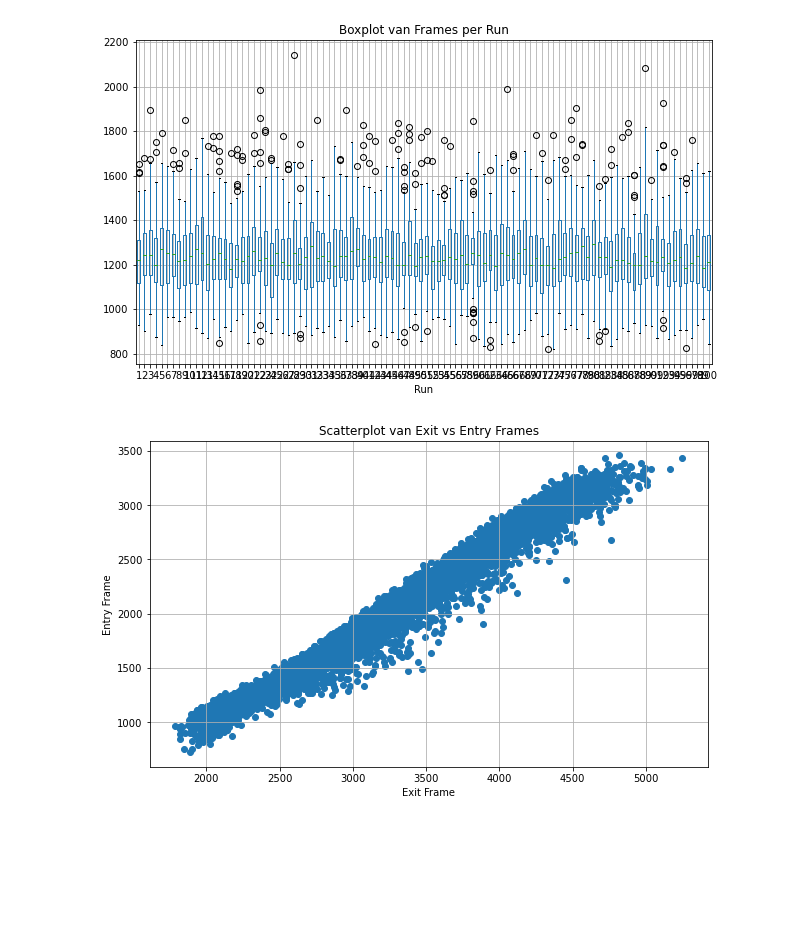
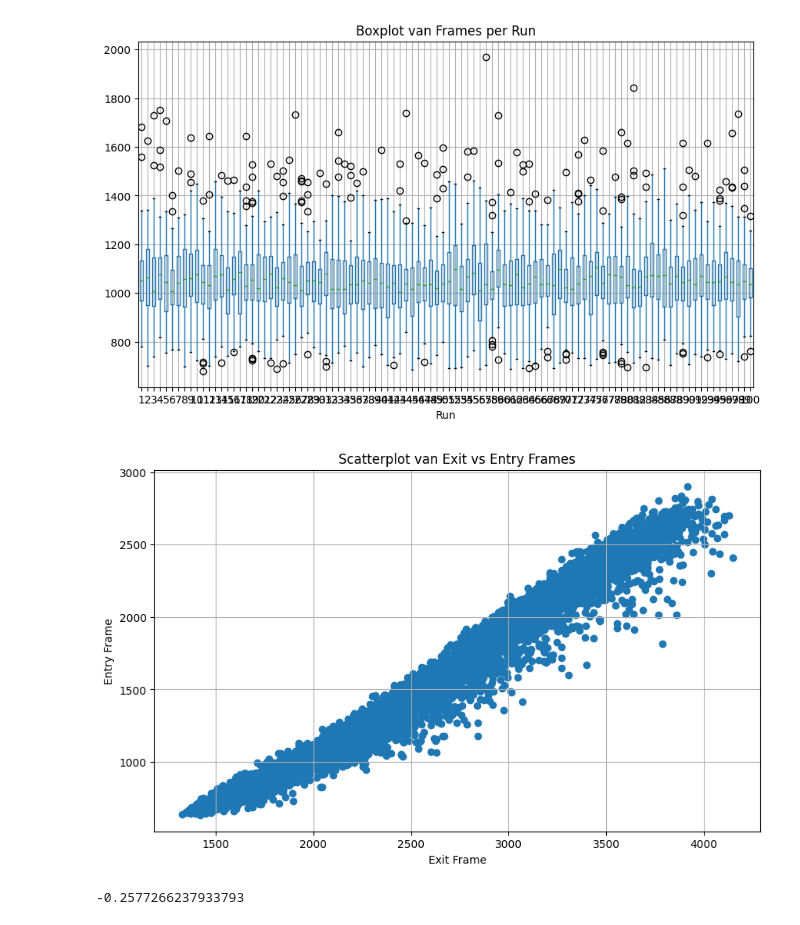
Before and after one commit to Robpennekamp/NaturalComputingProject, a Jupyter notebook: dataverwerking Natural computing_Rob.ipynb, the cells around one changed output. Cells and saved outputs as stored; diff of their text form; code cells hidden in the pictures; blank space fills up the shorter version.

Commit message:
Lambda acts all updated+updated data processing pipeline

```diff
--- a/dataverwerking Natural computing_Rob.ipynb
+++ b/dataverwerking Natural computing_Rob.ipynb
@@ -193,7 +90,7 @@ plt.show()
 
 # Maak een histogram van de gemiddelde frames
 plt.figure(figsize=(10,6))
-plt.hist(df['Frames'], bins=20, edgecolor='black')
+plt.hist(full_df['Frames'], bins=20, edgecolor='black')
 plt.xlabel('Aantal Frames')
 plt.ylabel('Frequentie')
 plt.title('Histogram van het aantal Frames')
@@ -201,14 +98,14 @@ plt.grid(True)
 plt.show()
 
 # Boxplot van Frames per Run
-df.boxplot(column='Frames', by='Run', figsize=(10,6))
+full_df.boxplot(column='Frames', by='Run', figsize=(10,6))
 plt.title('Boxplot van Frames per Run')
 plt.suptitle('')  # Verwijder de automatische 'Boxplot grouped by Run' titel
 plt.show()
 
 # Scatterplot van 'exit' en 'entry'
 plt.figure(figsize=(10,6))
-plt.scatter(df['exit'], df['entry'])
+plt.scatter(full_df['exit'], full_df['entry'])
 plt.xlabel('Exit Frame')
 plt.ylabel('Entry Frame')
 plt.title('Scatterplot van Exit vs Entry Frames')
@@ -220,2 +117,16 @@ plt.show()
-[figure, old version]
+[figure, new version]
-[figure, old version]
+[figure, new version]
+# %%
+def z_test(run1, run2):
+    data1 = all_data[run1][0]
+    data2 = all_data[run2][0]
+    avg1 = data1.loc[100]['Mean Frames']
+    avg2 = data2.loc[100]['Mean Frames']
+    std1 = data1.loc[100]['Std Frames']
+    std2 = data2.loc[100]['Std Frames']
+    return (avg1 - avg2) / (math.sqrt(std1 ** 2 + std2 ** 2))
+
+keys = list(all_data.keys())
+z_test(keys[0], keys[1])
+# %% [output]
+-0.2577266237933793
```
Also changed, not shown: parts of 7 cells of this notebook, 11 other files.
